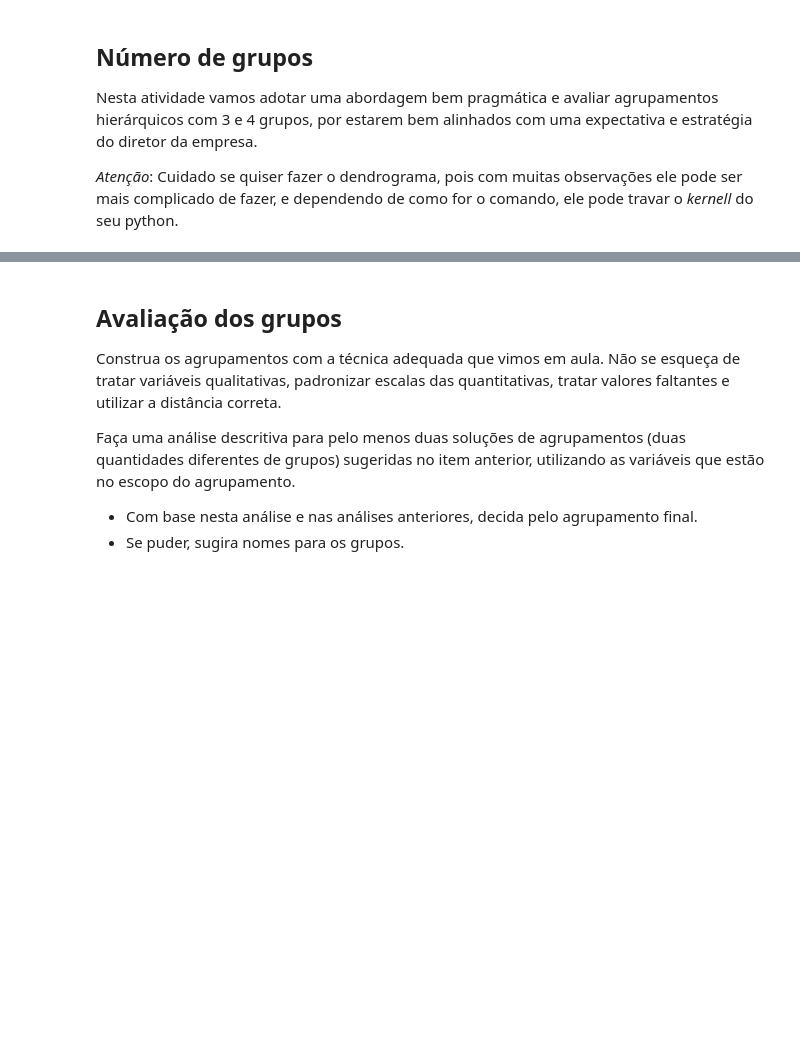
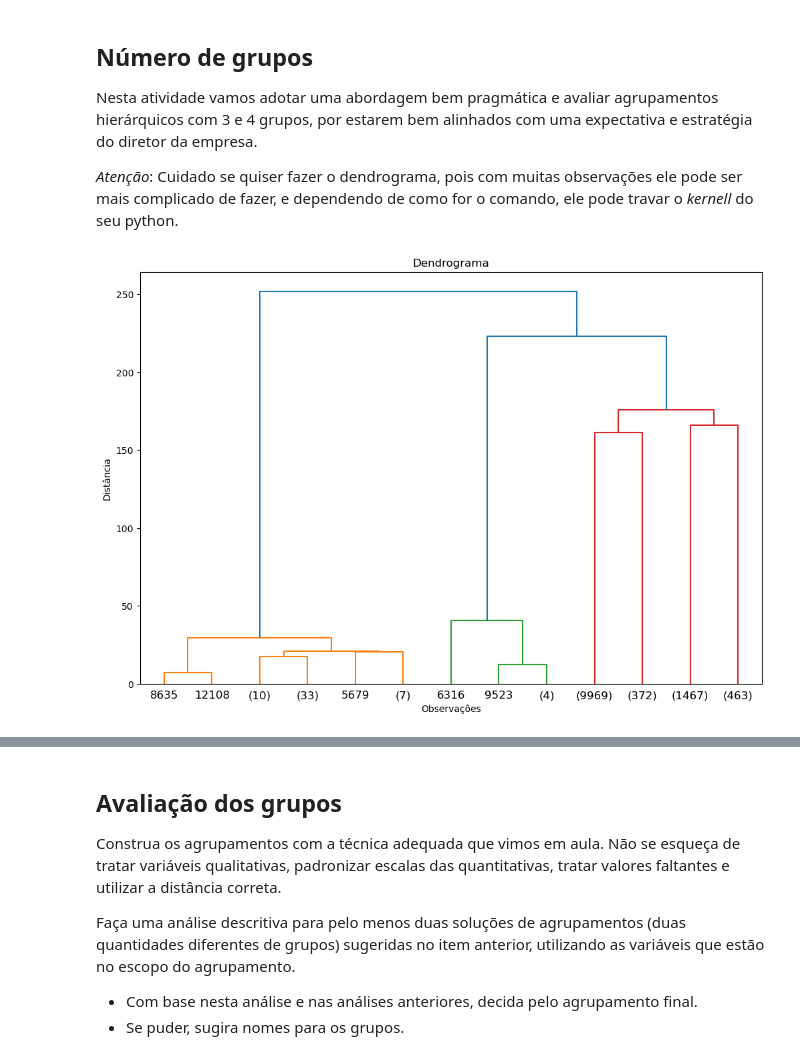
Before and after one commit to Jefersonfranca/EBAC_Curso_Cientista_de_Dados, a Jupyter notebook: Módulo 30 Hierárquicos aglomerativos/Exercício II/mod30_tarefa02.ipynb, the cells around one changed output, grey strips where cells are left out. Drawn from its saved outputs; the diff is of its cells as text; code cells hidden in the pictures; blank space fills up the shorter version.

```diff
--- a/Módulo 30 Hierárquicos aglomerativos/Exercício II/mod30_tarefa02.ipynb
+++ b/Módulo 30 Hierárquicos aglomerativos/Exercício II/mod30_tarefa02.ipynb
@@ -184,0 +206,19 @@ variaveis_navegacao = ['Administrative', 'Administrative_Duration',
+# %%
+# Tratamento de variáveis qualitativas
+categorical_cols = ['Month', 'OperatingSystems', 'Browser', 'Region', 'TrafficType', 'VisitorType']
+encoder = OneHotEncoder(sparse_output=False, drop='first')
+
+encoded_features = encoder.fit_transform(features[categorical_cols])
+# %%
+# Criar um DataFrame a partir das variáveis codificadas
+encoded_df = pd.DataFrame(encoded_features, columns=encoder.get_feature_names_out(categorical_cols))
+# %%
+# Juntar o DataFrame codificado com as variáveis numéricas
+final_df = pd.concat([features.drop(categorical_cols, axis=1).reset_index(drop=True), encoded_df.reset_index(drop=True)], axis=1)
+# %%
+# Normalização das variáveis numéricas
+scaler = StandardScaler()
+numeric_cols = final_df.select_dtypes(include=['int64', 'float64']).columns
+final_df[numeric_cols] = scaler.fit_transform(final_df[numeric_cols])
+
+final_df.head()
@@ -188,3 +236,20 @@ variaveis_navegacao = ['Administrative', 'Administrative_Duration',
 Nesta atividade vamos adotar uma abordagem bem pragmática e avaliar agrupamentos hierárquicos com 3 e 4 grupos, por estarem bem alinhados com uma expectativa e estratégia do diretor da empresa.
 
 *Atenção*: Cuidado se quiser fazer o dendrograma, pois com muitas observações ele pode ser mais complicado de fazer, e dependendo de como for o comando, ele pode travar o *kernell* do seu python.
+# %%
+# Normalização
+scaler = StandardScaler()
+data_scaled = scaler.fit_transform(final_df)
+
+# Linkage para o agrupamento hierárquico
+linked = linkage(data_scaled, method='ward')
+
+# Dendrograma
+plt.figure(figsize=(12, 8))
+dendrogram(linked, truncate_mode='level', p=3)  # Ajuste p se necessário
+plt.title('Dendrograma')
+plt.xlabel('Observações')
+plt.ylabel('Distância')
+plt.show()
+# %% [output]
+[figure, added]
```
Also changed, not shown: parts of 9 cells of this notebook.
